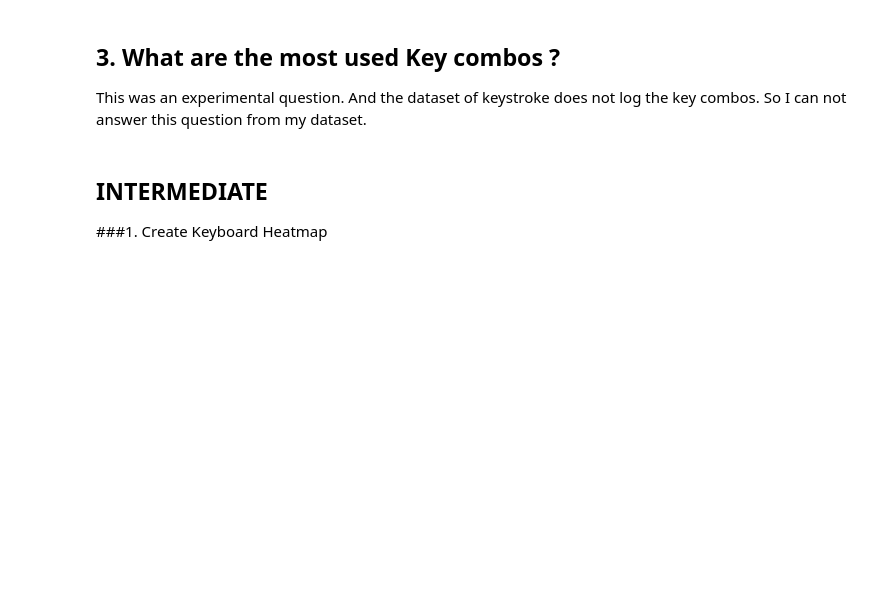
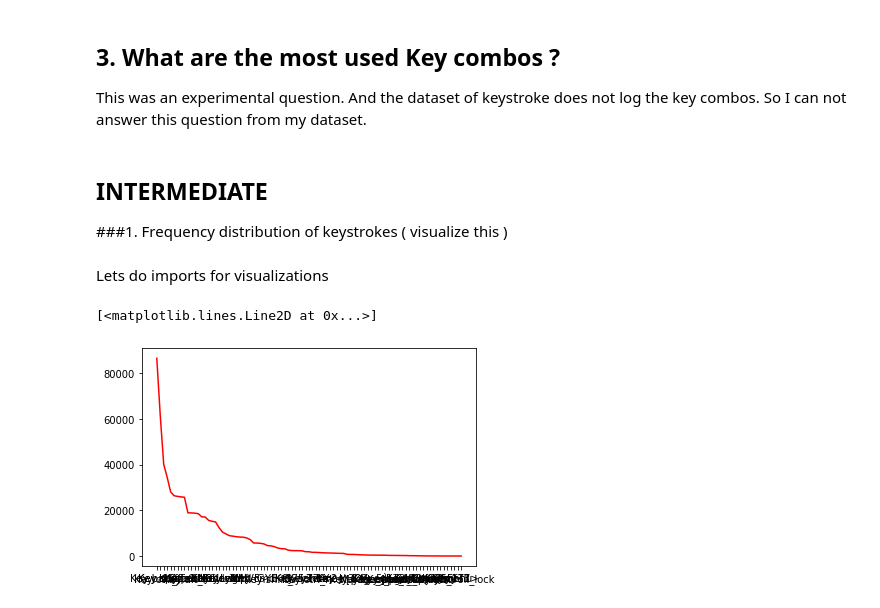
Before and after one commit to Rand0mB0t/keylog-analysis, a Jupyter notebook: Keylog_analysis.ipynb, the cells around one changed output. Cells and saved outputs as stored; diff of their text form; code cells hidden in the pictures; blank space fills up the shorter version.

Commit message:
Frequency distribution of keystroke is visualised

```diff
--- a/Keylog_analysis.ipynb
+++ b/Keylog_analysis.ipynb
@@ -309,7 +314,9 @@ So, I decided to remove any key which I have touched only once because that real
 # %% [markdown]
 ## 3. What are the most used Key combos ?
 This was an experimental question. And the dataset of keystroke does not log the key combos. So I can not answer this question from my dataset.
-# %% [markdown]
-## INTERMEDIATE
-
-###1. Create Keyboard Heatmap
+# %% [markdown]
+## INTERMEDIATE
+
+###1. Frequency distribution of keystrokes ( visualize this )
+# %% [markdown]
+Lets do imports for visualizations
@@ -315,0 +325,9 @@ This was an experimental question. And the dataset of keystroke does not log the
+# %%
+keystroke_series = KEYLOG_DF_case_insensitive.keystroke.value_counts()
+keys = list(keystroke_series.keys())
+frequency = list(keystroke_series.values)
+# %%
+plt.plot(keys, frequency, 'r-')
+# %% [output]
+[<matplotlib.lines.Line2D at 0x...>]
+[figure, added]
```
Also changed, not shown: parts of 9 cells of this notebook.
